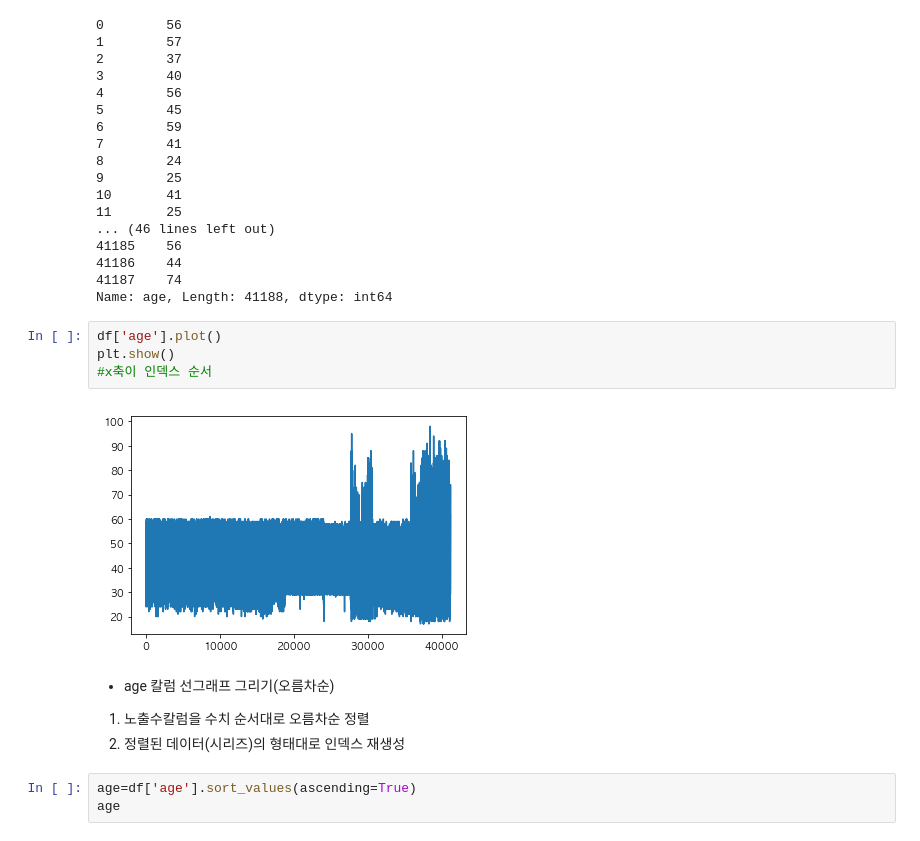
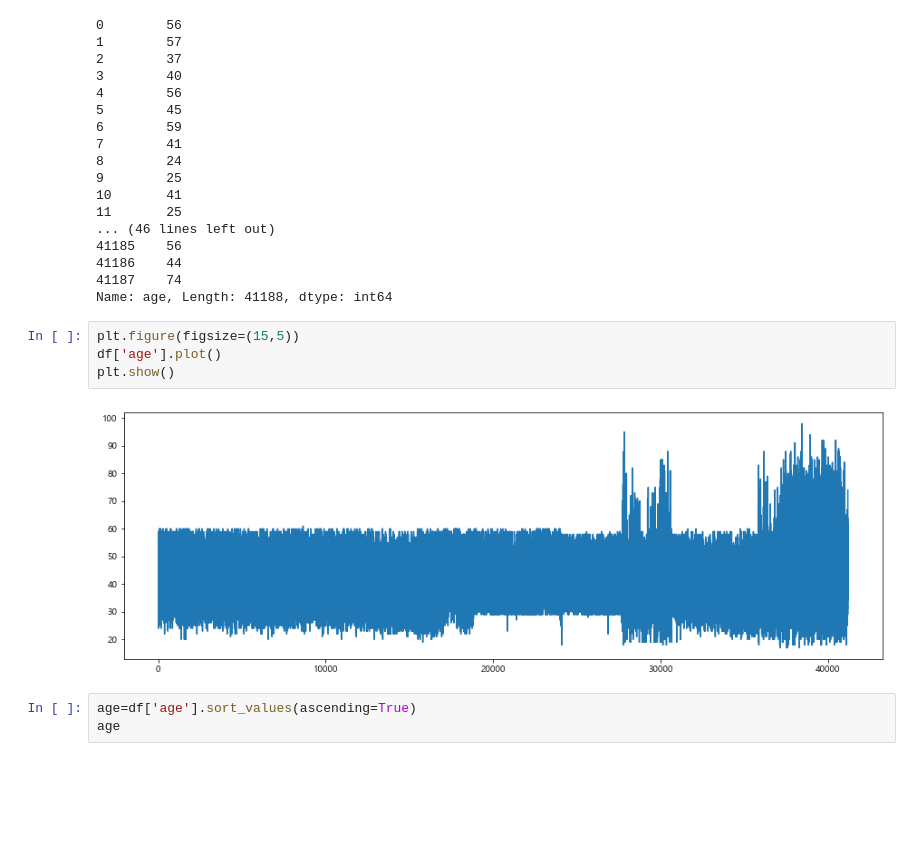
Before and after one commit to iamjinuk/bigman, a Jupyter notebook: 고객 데이터 분석.ipynb, the cells around one changed output. Saved outputs shown, nothing was run; the diff lists cells and outputs as text; blank space fills up the shorter version.

```diff
--- a/고객 데이터 분석.ipynb
+++ b/고객 데이터 분석.ipynb
@@ -205,16 +196,12 @@ df['age']
 41186    44
 41187    74
 Name: age, Length: 41188, dtype: int64
-# %%
-df['age'].plot()
-plt.show()
-#x축이 인덱스 순서
-# %% [output]
-[figure, removed]
-# %% [markdown]
-- age 칼럼 선그래프 그리기(오름차순)
- 1. 노출수칼럼을 수치 순서대로 오름차순 정렬
- 2. 정렬된 데이터(시리즈)의 형태대로 인덱스 재생성
+# %%
+plt.figure(figsize=(15,5))
+df['age'].plot()
+plt.show()
+# %% [output]
+[figure, added]
 # %%
 age=df['age'].sort_values(ascending=True)
 age
```
Also changed, not shown: parts of 25 cells of this notebook.
